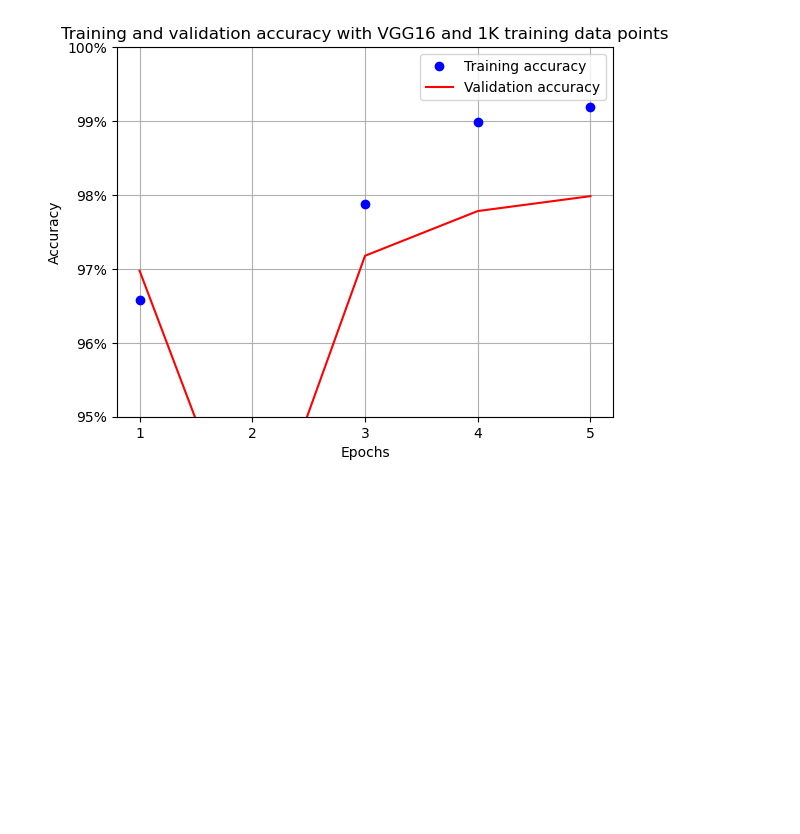
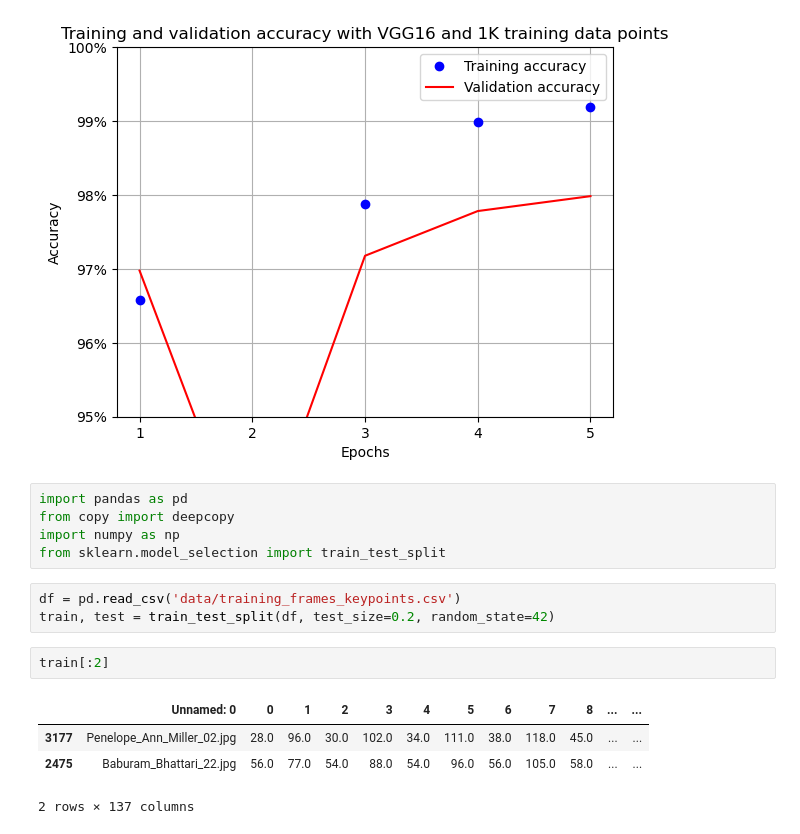
Before and after one commit to qslia/image_classification, a Jupyter notebook: plot.ipynb, the cells around one changed output. Cells and saved outputs as stored; diff of their text form; blank space fills up the shorter version.

```diff
--- a/plot.ipynb
+++ b/plot.ipynb
@@ -27,3 +28,18 @@ data = np.load('resnet18_data.npz')
 plot_accuracy(5, data['train_accuracies'], data['val_accuracies'])
 # %% [output]
 [figure]
+# %%
+import pandas as pd
+from copy import deepcopy
+import numpy as np
+from sklearn.model_selection import train_test_split
+# %%
+df = pd.read_csv('data/training_frames_keypoints.csv')
+train, test = train_test_split(df, test_size=0.2, random_state=42)
+# %%
+train[:2]
+# %% [output]
+|  | Unnamed: 0 | 0 | 1 | 2 | 3 | 4 | 5 | 6 | 7 | 8 | ... | ... |
+| 3177 | Penelope_Ann_Miller_02.jpg | 28.0 | 96.0 | 30.0 | 102.0 | 34.0 | 111.0 | 38.0 | 118.0 | 45.0 | ... | ... |
+| 2475 | Baburam_Bhattari_22.jpg | 56.0 | 77.0 | 54.0 | 88.0 | 54.0 | 96.0 | 56.0 | 105.0 | 58.0 | ... | ... |
+2 rows × 137 columns
```
Also changed, not shown: parts of 19 cells of this notebook, 5 other files.
